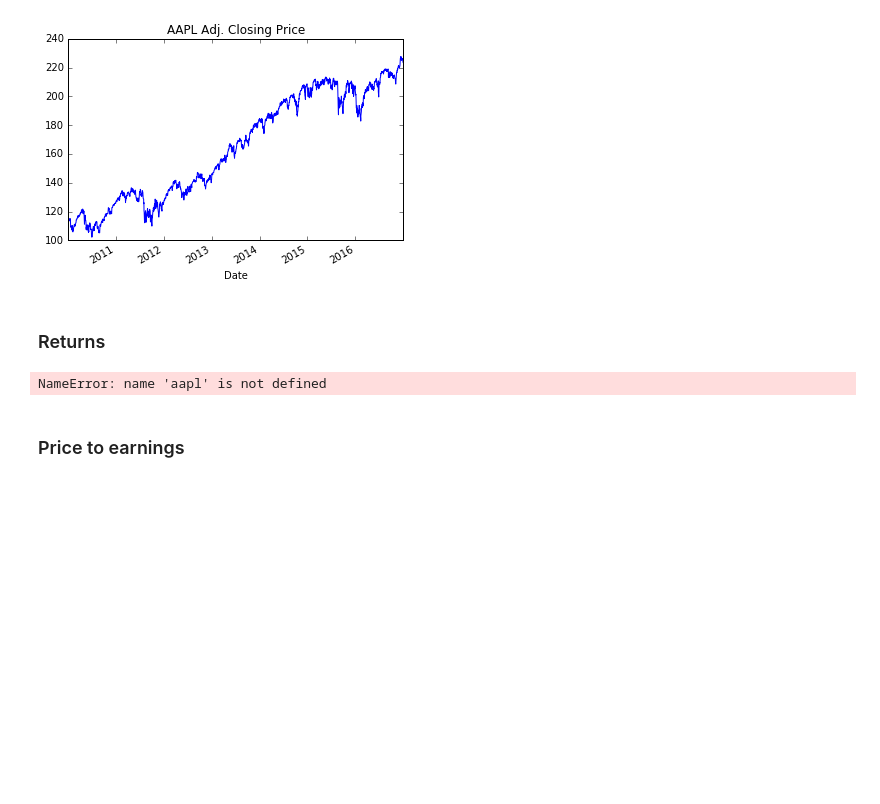
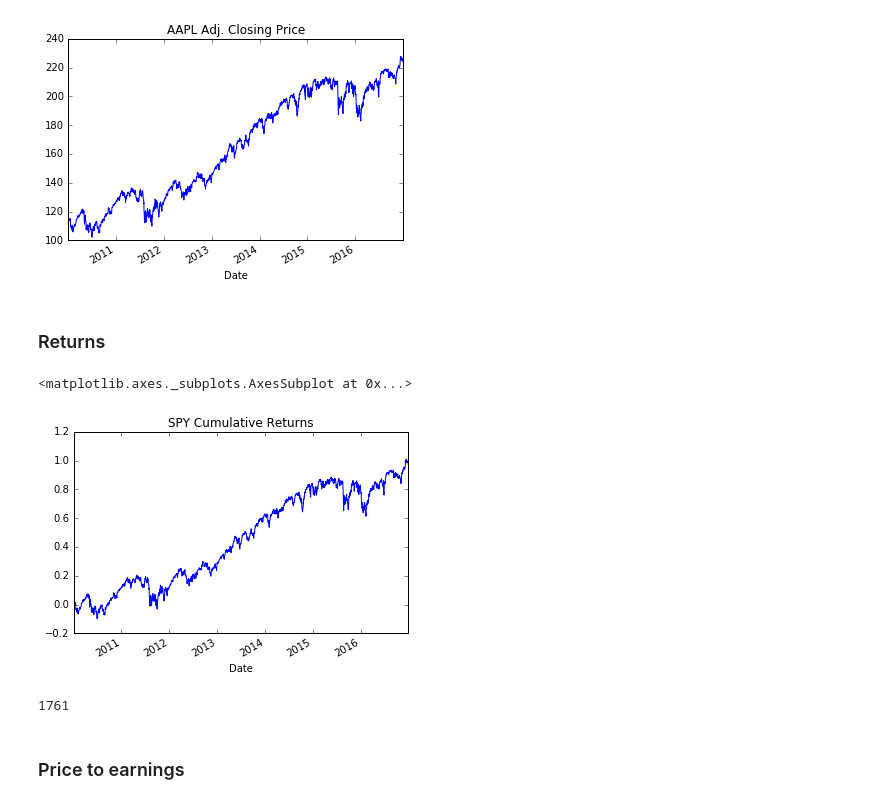
Before and after one commit to LCfP/Agent-Based-Stock-Market-Model, a Jupyter notebook: Calibration.ipynb, the cells around one changed output. Saved outputs shown, nothing was run; the diff lists cells and outputs as text; code cells hidden in the pictures; blank space fills up the shorter version.

```diff
--- a/Calibration.ipynb
+++ b/Calibration.ipynb
@@ -39,10 +39,15 @@ spy.plot(title='AAPL Adj. Closing Price')
 # %% [markdown]
 ### Returns
 # %%
-returns = aapl.pct_change()
+returns = spy.pct_change()
 ((1 + returns).cumprod() - 1).plot(title='SPY Cumulative Returns')
 # %% [output]
-NameError: name 'aapl' is not defined
+<matplotlib.axes._subplots.AxesSubplot at 0x...>
+[figure, added]
+# %%
+len(returns)
+# %% [output]
+1761
 # %% [markdown]
 ### Price to earnings
 # %%
```
Also changed, not shown: parts of 27 cells of this notebook, 3 other files.
